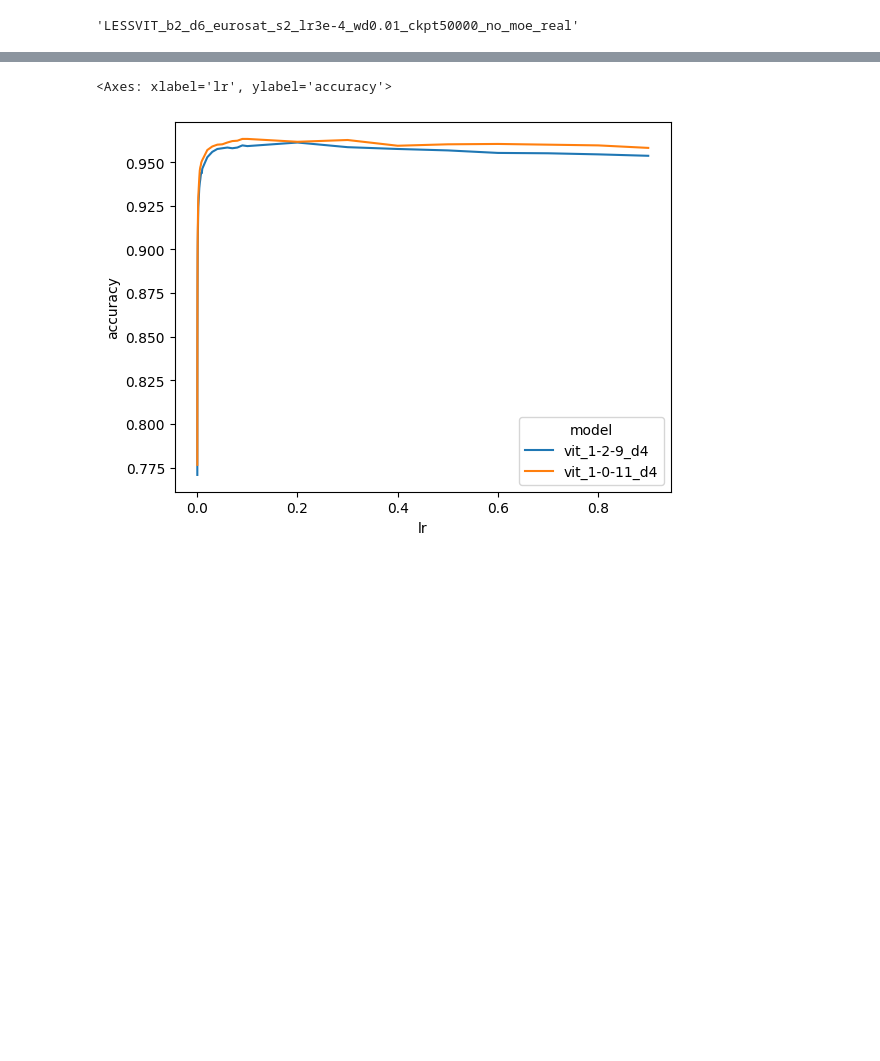
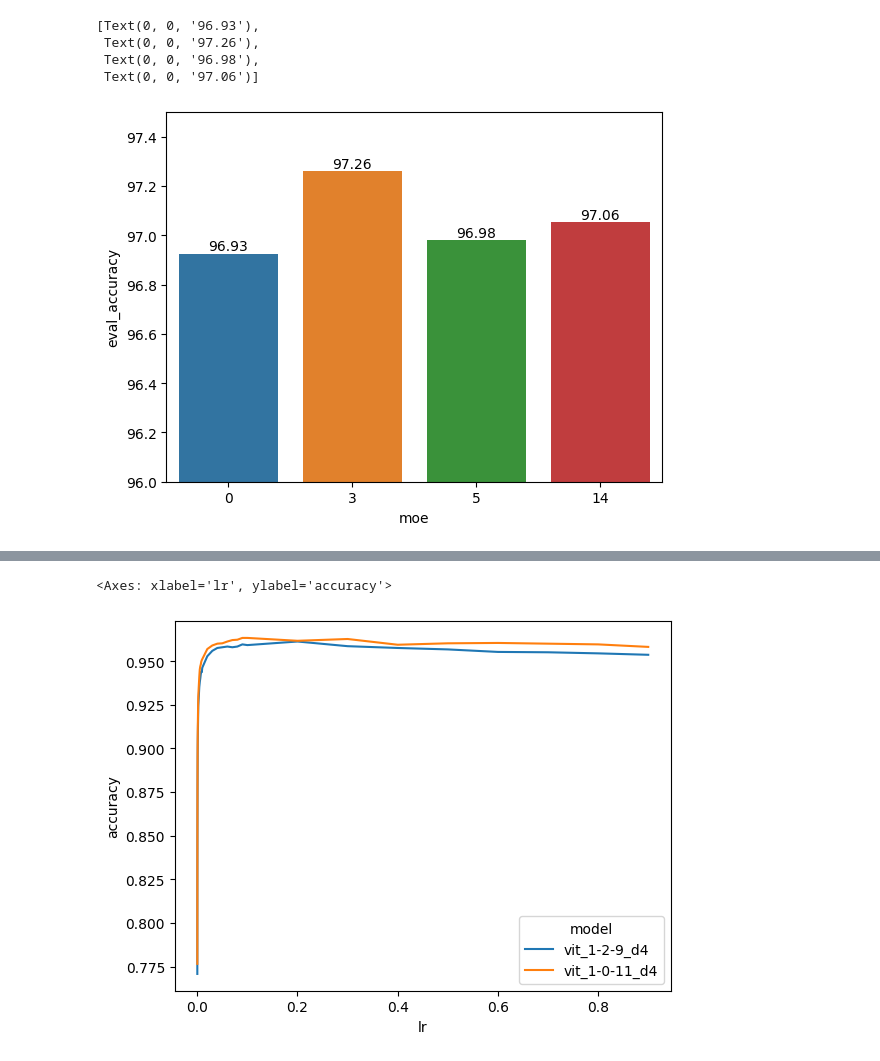
Before and after one commit to uiuctml/GeospatialFM, a Jupyter notebook: collect_results.ipynb, the cells around one changed output, grey strips where cells are left out. Drawn from its saved outputs; the diff is of its cells as text; code cells hidden in the pictures; blank space fills up the shorter version.

```diff
--- a/collect_results.ipynb
+++ b/collect_results.ipynb
@@ -79,0 +84,3 @@ df_all
+# %%
+df_6000 = df_all.loc[df_all["checkpoint"]==60000].sort_values(by=['eval_accuracy'], ascending=False)
+df_6000
@@ -80,10 +95,16 @@ df_all
 # %%
-# sns.lineplot(data=df_all, x='lr', y='eval_accuracy', hue='checkpoint')
+sns.barplot(data=df_6000.loc[df_6000.lr==0.0003], x='moe', y='eval_accuracy').set(ylim=(96, 97.5))
+# set the width of the bar
+plt.gca().bar_label(plt.gca().containers[0], fmt='%.2f')
 # set x axis log scale
 # plt.xscale('log')
-df_all.sort_values(by=['eval_accuracy'], ascending=False).iloc[1]['model']
+# df_all.sort_values(by=['eval_accuracy'], ascending=False)
 # %% [output]
-'LESSVIT_b2_d6_eurosat_s2_lr3e-4_wd0.01_ckpt50000_no_moe_real'
+[Text(0, 0, '96.93'),
+ Text(0, 0, '97.26'),
+ Text(0, 0, '96.98'),
+ Text(0, 0, '97.06')]
+[figure, added]
 # %%
 df_all = pd.DataFrame()
 for target_log in target_logs:
```
Also changed, not shown: parts of 6 cells of this notebook, 5 other files.
